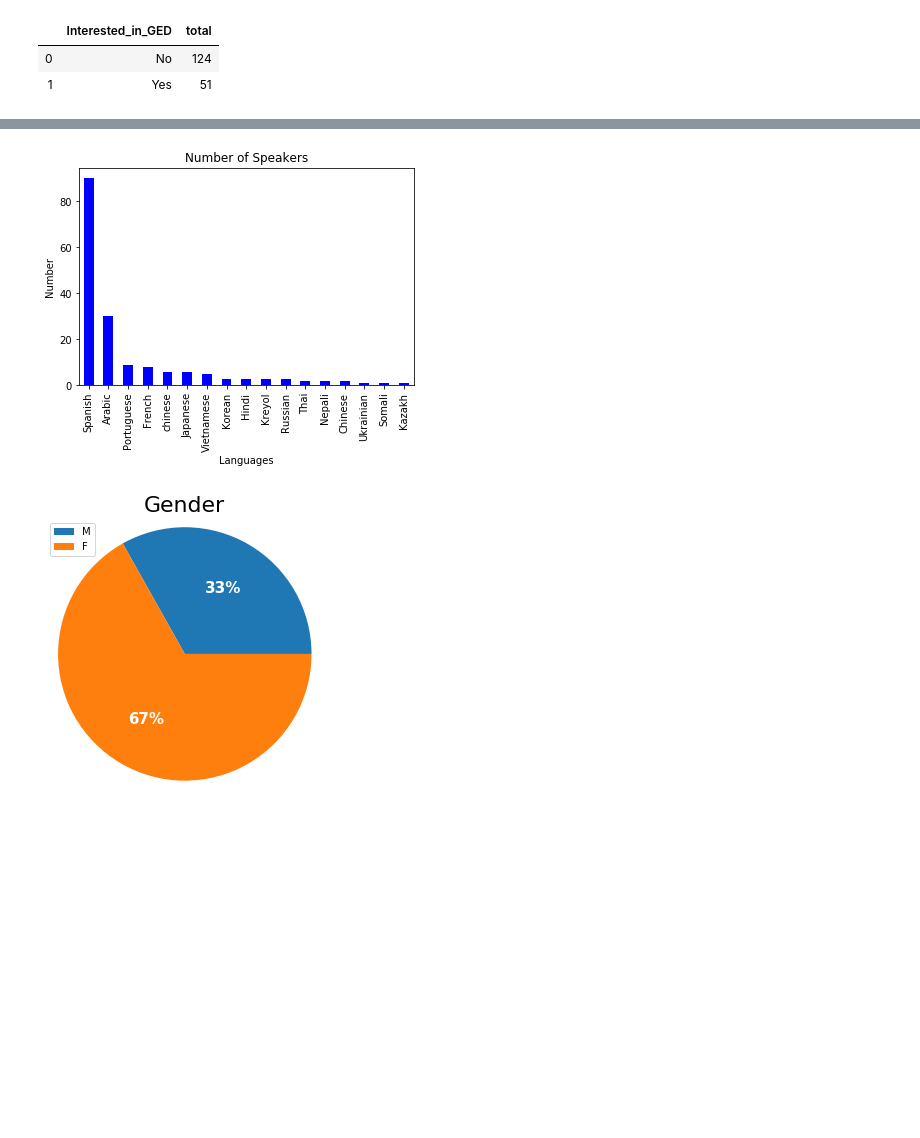
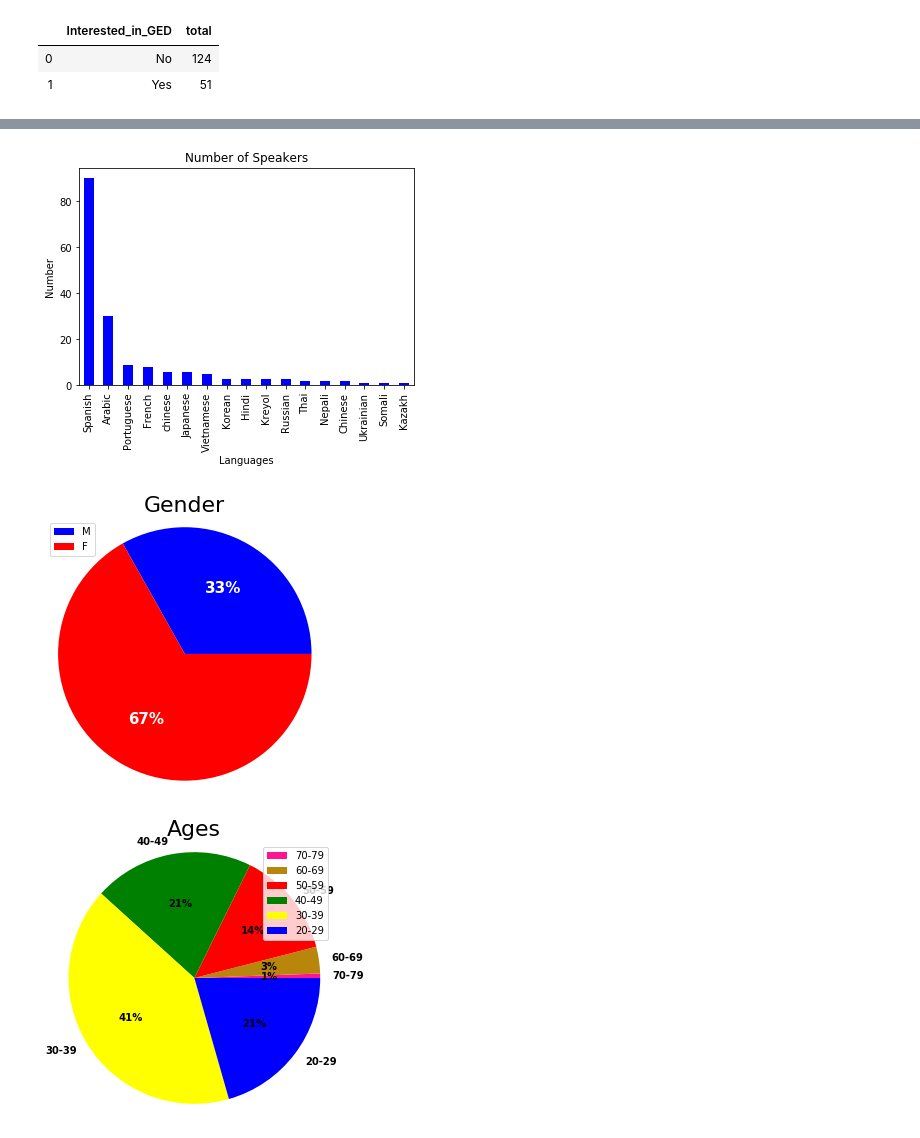
Before and after one commit to purumaster/LAESLData, a Jupyter notebook: LAESLData.ipynb, the cells around one changed output, grey strips where cells are left out. Saved outputs shown, nothing was run; the diff lists cells and outputs as text; code cells hidden in the pictures; blank space fills up the shorter version.

Commit message:
Pie chart for ages

```diff
--- a/LAESLData.ipynb
+++ b/LAESLData.ipynb
@@ -286,35 +287,50 @@ run_query(query)
 # %%
 %matplotlib inline
 import plotly
 #import plotly.express as px
 import matplotlib.pyplot as plt
 
 #Visulization for df2(Number of people from each country)
-my_data = df2.plot(x="Country", y="Number_of_people" ,kind="bar",legend=None, title="Number of people from each country" ,color = "blue")
+my_data = df2.plot(x="Country", y="Number_of_people" ,kind="bar",
+                   legend=None, title="Number of people from each country" ,color = "blue")
 my_data.set_xlabel("Countries")
 my_data.set_ylabel("Number")
 
 #Visulization for df3(Number of Speakers)
-my_data = df3.plot(x="Language", y="Number_of_Speakers" ,kind="bar",legend=None, title="Number of Speakers" ,color = "blue")
+my_data = df3.plot(x="Language", y="Number_of_Speakers" ,kind="bar",
+                   legend=None, title="Number of Speakers" ,color = "blue")
 my_data.set_xlabel("Languages")
 my_data.set_ylabel("Number")
 
 
 #Visulization for df4(Gender)
-#x = [df4]
 fig = plt.figure(figsize = (5, 5))
-colors = ["#E13F29", "#D69A80"]
+colors = ["blue", "red"]
 label=df4["Gender"]
-my_data = plt.pie(df4["COUNT(*)"],  labels=label, labeldistance=1.1, textprops={'size':(15) , 'color': "white", 'weight': "bold" },
+my_data = plt.pie(df4["Number"],  labels=label, labeldistance=1.1,
+                  textprops={'size':(15) , 'color': "white", 'weight': "bold" }, colors=colors,
                   autopct = "%1.0f%%")
 plt.title("Gender", fontsize = 22)
 plt.legend()
 plt.axis('equal')
 
 
+#Visulization for df5(Ages)
+fig = plt.figure(figsize = (5, 5))
+colors = ["deeppink", "darkgoldenrod", "red", "green", "yellow","blue"]
+label=df5["Age Groups"]
+my_data = plt.pie(df5["AgeGrpCount"],  labels=label, labeldistance=1.1,
+                  textprops={'size':(10) , 'color': "black", 'weight': "bold" }, colors=colors, autopct = "%1.0f%%")
+plt.title("Ages", fontsize = 22)
+plt.legend()
+plt.axis('equal')
+
+
+
 
 plt.show(my_data)
 # %% [output]
 [figure]
 [figure]
-[figure, old version]
+[figure, new version]
+[figure, added]
```
Also changed, not shown: parts of 2 cells of this notebook, 1 other file.
